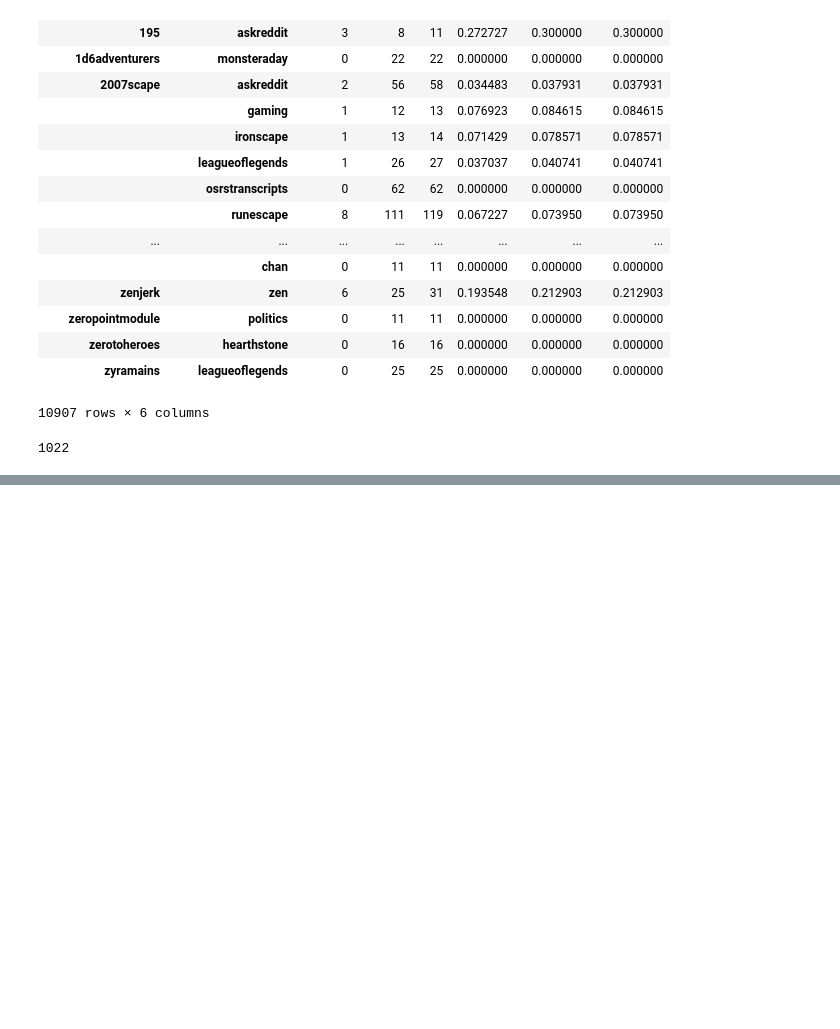
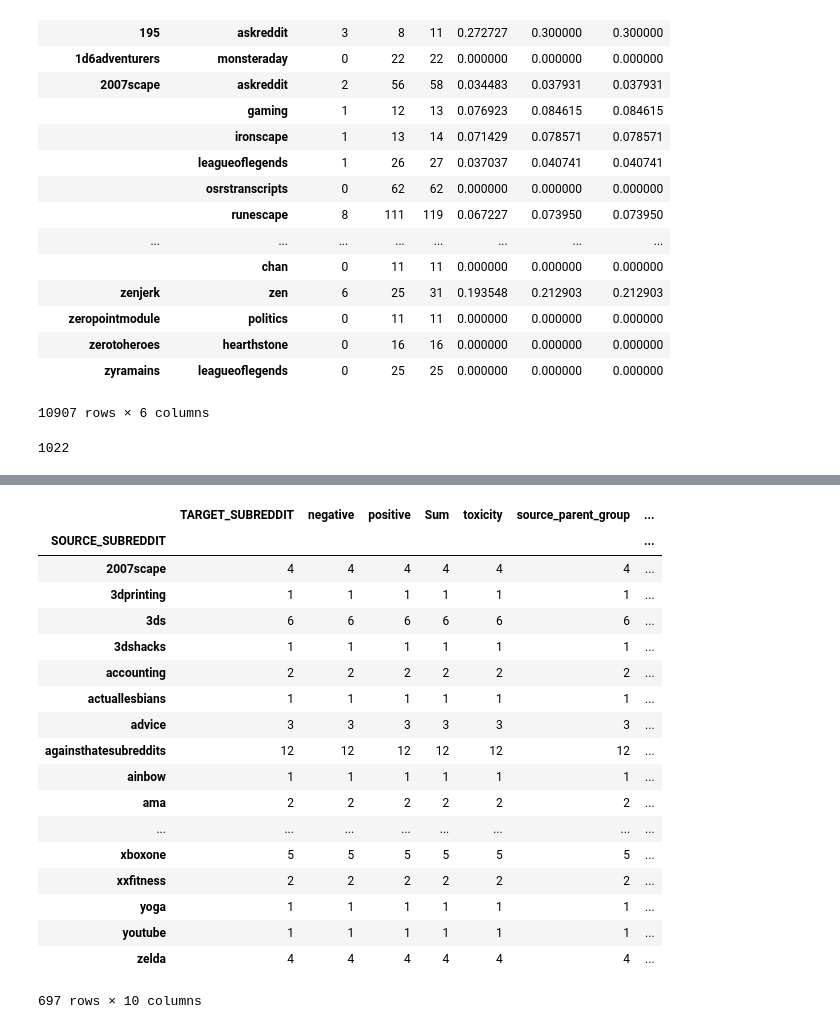
Before and after one commit to rushkock/reddit, a Jupyter notebook: Back-end/Positive_Negative.ipynb, the cells around one changed output, grey strips where cells are left out. Saved outputs shown, nothing was run; the diff lists cells and outputs as text; code cells hidden in the pictures; blank space fills up the shorter version.

```diff
--- a/Back-end/Positive_Negative.ipynb
+++ b/Back-end/Positive_Negative.ipynb
@@ -195,0 +269,22 @@ df_both.groupby('normalized2').count()
+# %%
+final_df.groupby('SOURCE_SUBREDDIT').count()
+# %% [output]
+|  | TARGET_SUBREDDIT | negative | positive | Sum | toxicity | source_parent_group | ... |
+| SOURCE_SUBREDDIT |  |  |  |  |  |  | ... |
+| 2007scape | 4 | 4 | 4 | 4 | 4 | 4 | ... |
+| 3dprinting | 1 | 1 | 1 | 1 | 1 | 1 | ... |
+| 3ds | 6 | 6 | 6 | 6 | 6 | 6 | ... |
+| 3dshacks | 1 | 1 | 1 | 1 | 1 | 1 | ... |
+| accounting | 2 | 2 | 2 | 2 | 2 | 2 | ... |
+| actuallesbians | 1 | 1 | 1 | 1 | 1 | 1 | ... |
+| advice | 3 | 3 | 3 | 3 | 3 | 3 | ... |
+| againsthatesubreddits | 12 | 12 | 12 | 12 | 12 | 12 | ... |
+| ainbow | 1 | 1 | 1 | 1 | 1 | 1 | ... |
+| ama | 2 | 2 | 2 | 2 | 2 | 2 | ... |
+| ... | ... | ... | ... | ... | ... | ... | ... |
+| xboxone | 5 | 5 | 5 | 5 | 5 | 5 | ... |
+| xxfitness | 2 | 2 | 2 | 2 | 2 | 2 | ... |
+| yoga | 1 | 1 | 1 | 1 | 1 | 1 | ... |
+| youtube | 1 | 1 | 1 | 1 | 1 | 1 | ... |
+| zelda | 4 | 4 | 4 | 4 | 4 | 4 | ... |
+697 rows × 10 columns
```
Also changed, not shown: parts of 12 cells of this notebook.
